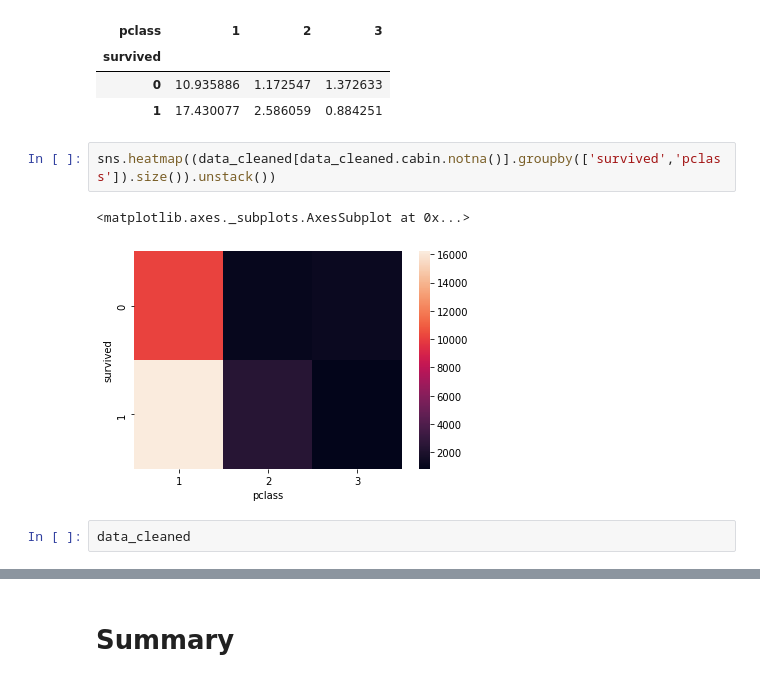
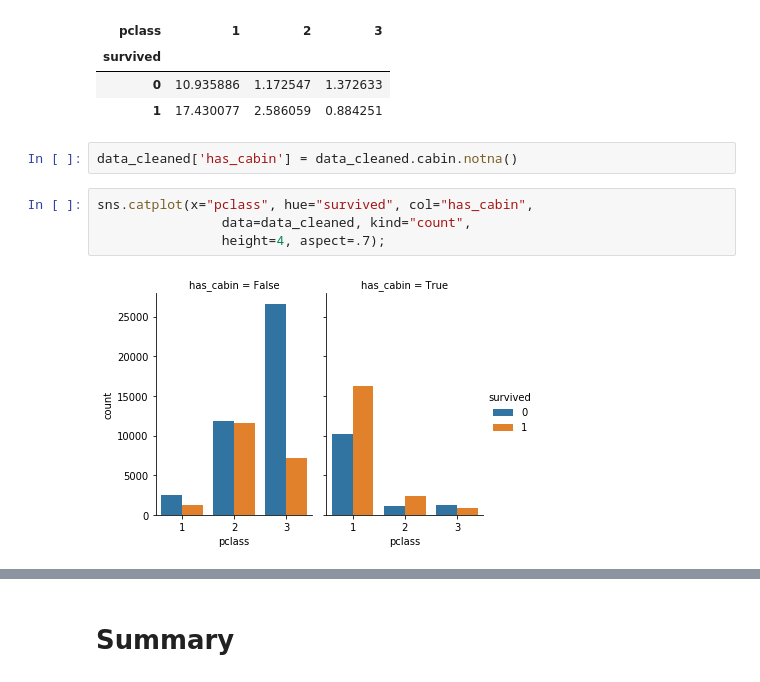
Before and after one commit to egorherby/rs_school_ml_course, a Jupyter notebook: 2_data_exploration/eda.ipynb, the cells around one changed output, grey strips where cells are left out. Drawn from its saved outputs; the diff is of its cells as text.

```diff
--- a/2_data_exploration/eda.ipynb
+++ b/2_data_exploration/eda.ipynb
@@ -252,10 +247,11 @@ sns.heatmap((data_cleaned[data_cleaned.cabin.isna()].groupby(['survived','pclass
 | survived |  |  |  |
 | 0 | 10.935886 | 1.172547 | 1.372633 |
 | 1 | 17.430077 | 2.586059 | 0.884251 |
-# %%
-sns.heatmap((data_cleaned[data_cleaned.cabin.notna()].groupby(['survived','pclass']).size()).unstack())
-# %% [output]
-<matplotlib.axes._subplots.AxesSubplot at 0x...>
-[figure, removed]
-# %%
-data_cleaned
+# %%
+data_cleaned['has_cabin'] = data_cleaned.cabin.notna()
+# %%
+sns.catplot(x="pclass", hue="survived", col="has_cabin",
+                data=data_cleaned, kind="count",
+                height=4, aspect=.7);
+# %% [output]
+[figure, added]
```
Also changed, not shown: parts of 5 cells of this notebook.
